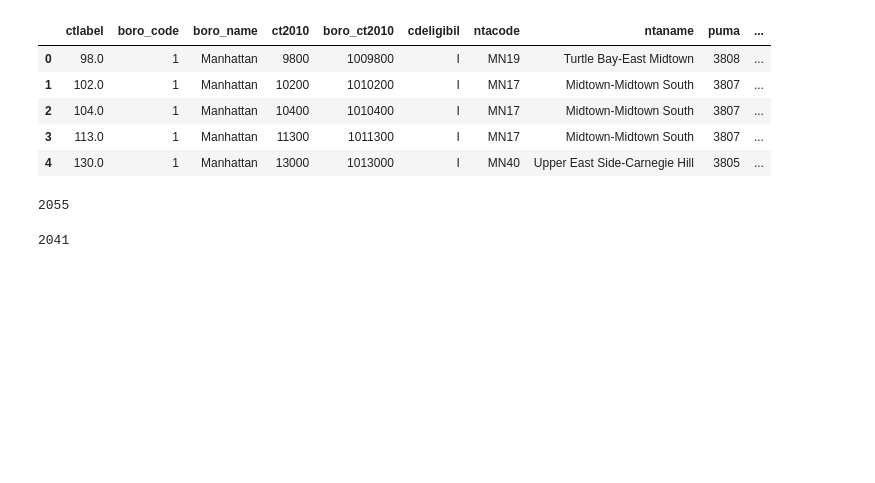
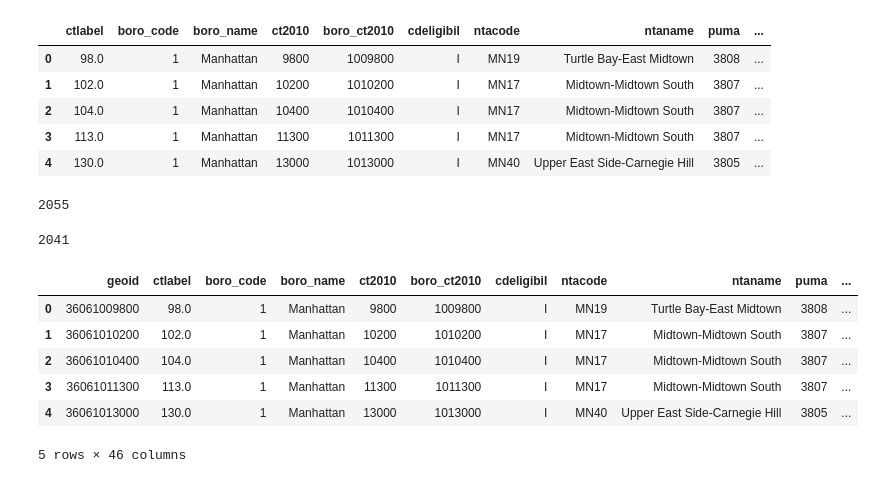
Before and after one commit to emj1020/complex_urban_systems_finalproj, a Jupyter notebook: Scripts/03_TransportAccess_DescriptiveAnalysis.ipynb, the cells around one changed output. Drawn from its saved outputs; the diff is of its cells as text; code cells hidden in the pictures; blank space fills up the shorter version.

```diff
--- a/Scripts/03_TransportAccess_DescriptiveAnalysis.ipynb
+++ b/Scripts/03_TransportAccess_DescriptiveAnalysis.ipynb
@@ -32,3 +33,14 @@ len(access)
 len((access[(access['Subway_Access'] == 1)|(access['Bus_Access'] == 1)]))
 # %% [output]
 2041
+# %%
+tt = pd.read_csv('../Data/weighted_tt_dropna.csv',index_col = 0).drop(columns = 'index')
+tt.head()
+# %% [output]
+|  | geoid | ctlabel | boro_code | boro_name | ct2010 | boro_ct2010 | cdeligibil | ntacode | ntaname | puma | ... |
+| 0 | 36061009800 | 98.0 | 1 | Manhattan | 9800 | 1009800 | I | MN19 | Turtle Bay-East Midtown | 3808 | ... |
+| 1 | 36061010200 | 102.0 | 1 | Manhattan | 10200 | 1010200 | I | MN17 | Midtown-Midtown South | 3807 | ... |
+| 2 | 36061010400 | 104.0 | 1 | Manhattan | 10400 | 1010400 | I | MN17 | Midtown-Midtown South | 3807 | ... |
+| 3 | 36061011300 | 113.0 | 1 | Manhattan | 11300 | 1011300 | I | MN17 | Midtown-Midtown South | 3807 | ... |
+| 4 | 36061013000 | 130.0 | 1 | Manhattan | 13000 | 1013000 | I | MN40 | Upper East Side-Carnegie Hill | 3805 | ... |
+5 rows × 46 columns
```
Also changed, not shown: parts of 5 cells of this notebook, 2 other files.
